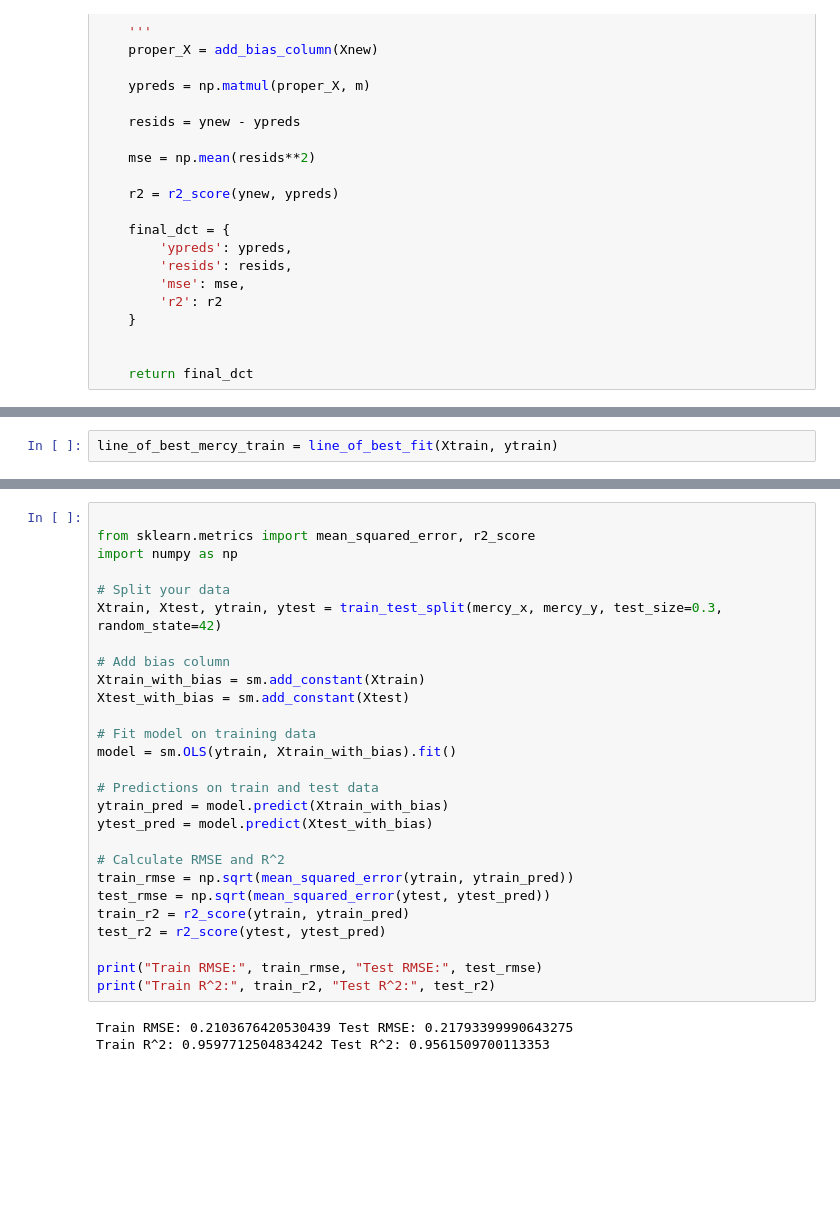
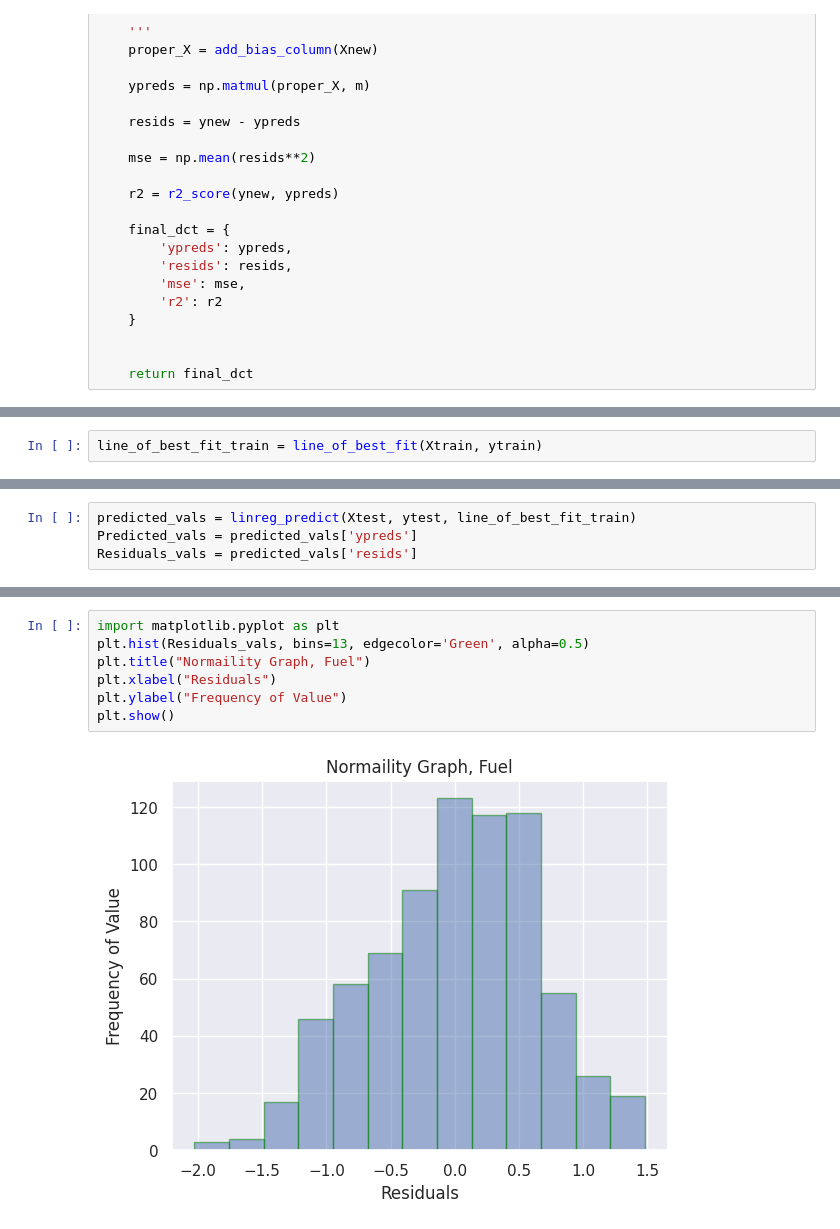
Before and after one commit to MichaelRicardo77/DS2500Proj, a Jupyter notebook: initial_working.ipynb, the cells around one changed output, grey strips where cells are left out. Saved outputs shown, nothing was run; the diff lists cells and outputs as text; blank space fills up the shorter version.

Commit message:
Finishing DataFrame and regression, begginng Vis

```diff
--- a/initial_working.ipynb
+++ b/initial_working.ipynb
@@ -363,2 +356,2 @@ Xtrain
 # %%
-line_of_best_mercy_train = line_of_best_fit(Xtrain, ytrain)
+line_of_best_fit_train = line_of_best_fit(Xtrain, ytrain)
@@ -366,0 +358,4 @@ predicted_vals_mercy = linreg_predict(Xtest, ytest, line_of_best_mercy_train)
+# %%
+predicted_vals = linreg_predict(Xtest, ytest, line_of_best_fit_train)
+Predicted_vals = predicted_vals['ypreds']
+Residuals_vals = predicted_vals['resids']
@@ -409,30 +382,9 @@ strong multicollinearity or other numerical problems.
-# %%
-
-from sklearn.metrics import mean_squared_error, r2_score
-import numpy as np
-
-# Split your data
-Xtrain, Xtest, ytrain, ytest = train_test_split(mercy_x, mercy_y, test_size=0.3, random_state=42)
-
-# Add bias column
-Xtrain_with_bias = sm.add_constant(Xtrain)
-Xtest_with_bias = sm.add_constant(Xtest)
-
-# Fit model on training data
-model = sm.OLS(ytrain, Xtrain_with_bias).fit()
-
-# Predictions on train and test data
-ytrain_pred = model.predict(Xtrain_with_bias)
-ytest_pred = model.predict(Xtest_with_bias)
-
-# Calculate RMSE and R^2
-train_rmse = np.sqrt(mean_squared_error(ytrain, ytrain_pred))
-test_rmse = np.sqrt(mean_squared_error(ytest, ytest_pred))
-train_r2 = r2_score(ytrain, ytrain_pred)
-test_r2 = r2_score(ytest, ytest_pred)
-
-print("Train RMSE:", train_rmse, "Test RMSE:", test_rmse)
-print("Train R^2:", train_r2, "Test R^2:", test_r2)
-# %% [output]
-Train RMSE: 0.2103676420530439 Test RMSE: 0.21793399990643275
-Train R^2: 0.9597712504834242 Test R^2: 0.9561509700113353
+# %%
+import matplotlib.pyplot as plt
+plt.hist(Residuals_vals, bins=13, edgecolor='Green', alpha=0.5)
+plt.title("Normaility Graph, Fuel")
+plt.xlabel("Residuals")
+plt.ylabel("Frequency of Value")
+plt.show()
+# %% [output]
+[figure, added]
```
Also changed, not shown: parts of 21 cells of this notebook, 12 other files.
